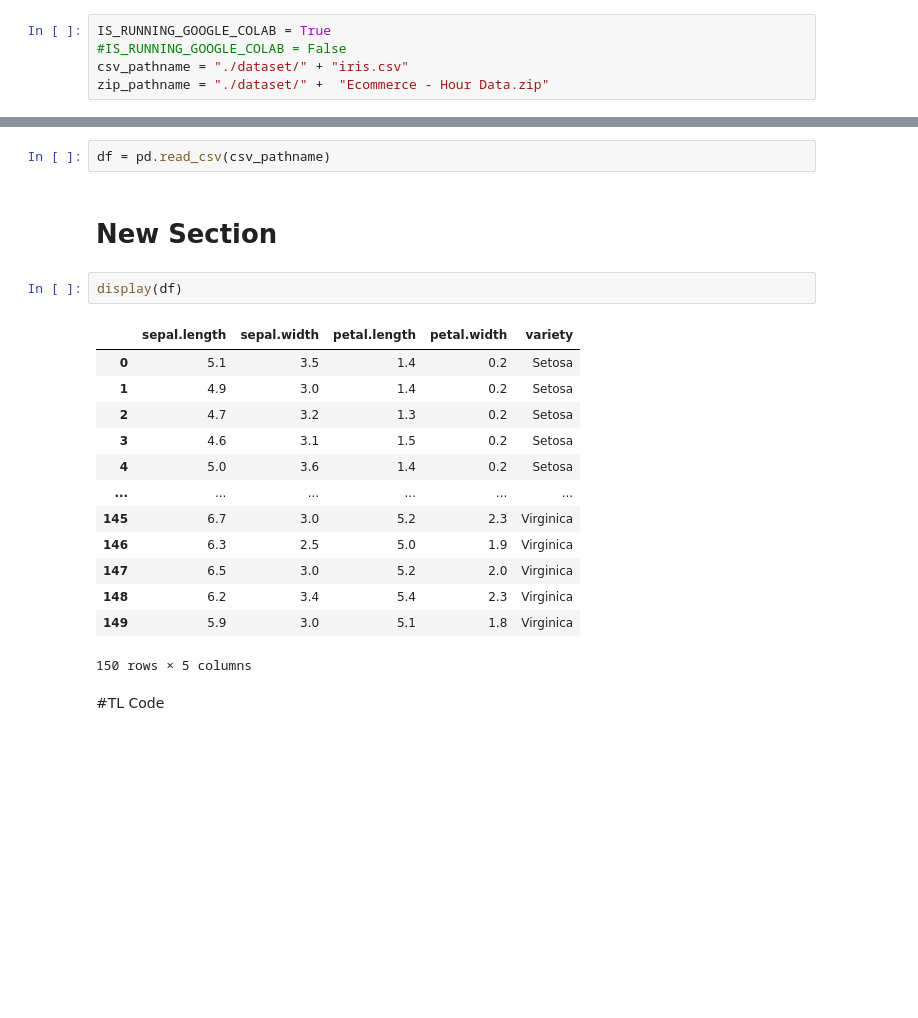
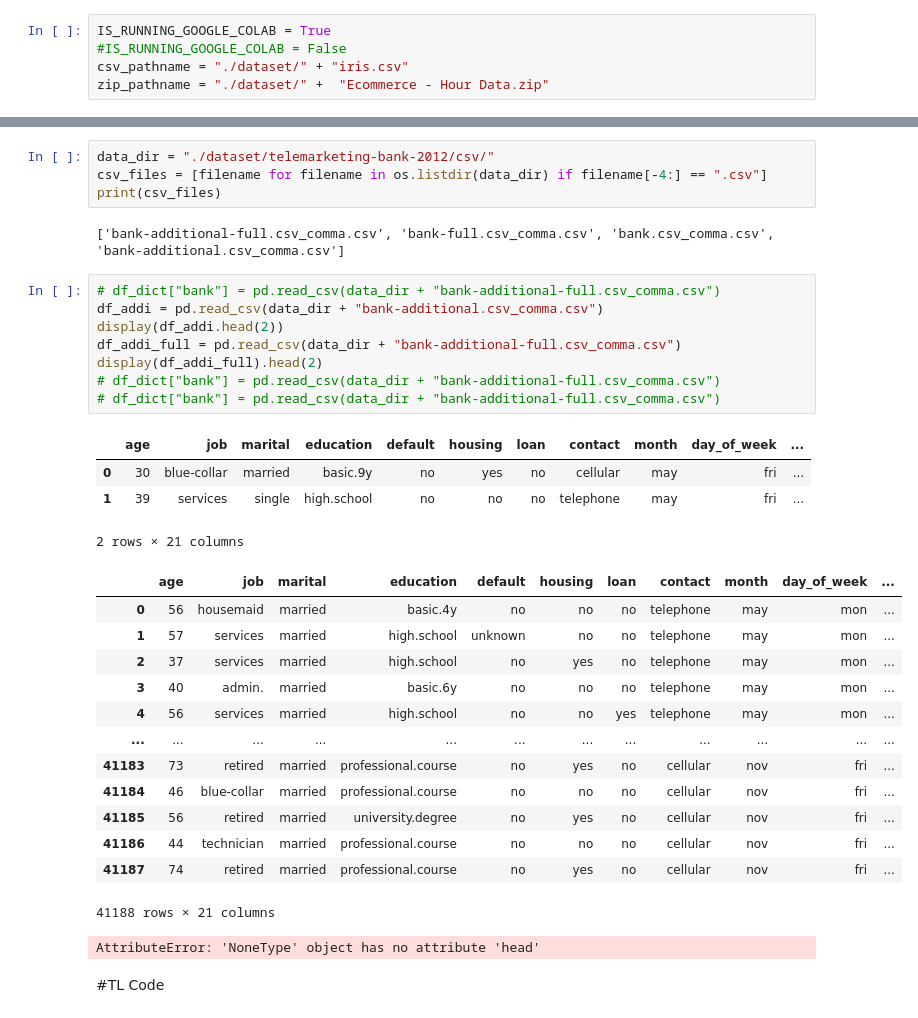
Before and after one commit to VincentChong123/00_sutd_modeling, a Jupyter notebook: 2-model-teamX-sutd.ipynb, the cells around one changed output, grey strips where cells are left out. Cells and saved outputs as stored; diff of their text form; blank space fills up the shorter version.

Commit message:
df_addi

```diff
--- a/2-model-teamX-sutd.ipynb
+++ b/2-model-teamX-sutd.ipynb
@@ -149,22 +77,35 @@ fatal: your current branch 'master' does not have any commits yet
-# %%
-df = pd.read_csv(csv_pathname)
-# %% [markdown]
-# New Section
-# %%
-display(df)
-# %% [output]
-|  | sepal.length | sepal.width | petal.length | petal.width | variety |
-| 0 | 5.1 | 3.5 | 1.4 | 0.2 | Setosa |
-| 1 | 4.9 | 3.0 | 1.4 | 0.2 | Setosa |
-| 2 | 4.7 | 3.2 | 1.3 | 0.2 | Setosa |
-| 3 | 4.6 | 3.1 | 1.5 | 0.2 | Setosa |
-| 4 | 5.0 | 3.6 | 1.4 | 0.2 | Setosa |
-| ... | ... | ... | ... | ... | ... |
-| 145 | 6.7 | 3.0 | 5.2 | 2.3 | Virginica |
-| 146 | 6.3 | 2.5 | 5.0 | 1.9 | Virginica |
-| 147 | 6.5 | 3.0 | 5.2 | 2.0 | Virginica |
-| 148 | 6.2 | 3.4 | 5.4 | 2.3 | Virginica |
-| 149 | 5.9 | 3.0 | 5.1 | 1.8 | Virginica |
-150 rows × 5 columns
+# %%
+data_dir = "./dataset/telemarketing-bank-2012/csv/"
+csv_files = [filename for filename in os.listdir(data_dir) if filename[-4:] == ".csv"]
+print(csv_files)
+# %% [output]
+['bank-additional-full.csv_comma.csv', 'bank-full.csv_comma.csv', 'bank.csv_comma.csv', 'bank-additional.csv_comma.csv']
+# %%
+# df_dict["bank"] = pd.read_csv(data_dir + "bank-additional-full.csv_comma.csv")
+df_addi = pd.read_csv(data_dir + "bank-additional.csv_comma.csv")
+display(df_addi.head(2))
+df_addi_full = pd.read_csv(data_dir + "bank-additional-full.csv_comma.csv")
+display(df_addi_full).head(2)
+# df_dict["bank"] = pd.read_csv(data_dir + "bank-additional-full.csv_comma.csv")
+# df_dict["bank"] = pd.read_csv(data_dir + "bank-additional-full.csv_comma.csv")
+# %% [output]
+|  | age | job | marital | education | default | housing | loan | contact | month | day_of_week | ... |
+| 0 | 30 | blue-collar | married | basic.9y | no | yes | no | cellular | may | fri | ... |
+| 1 | 39 | services | single | high.school | no | no | no | telephone | may | fri | ... |
+2 rows × 21 columns
+|  | age | job | marital | education | default | housing | loan | contact | month | day_of_week | ... |
+| 0 | 56 | housemaid | married | basic.4y | no | no | no | telephone | may | mon | ... |
+| 1 | 57 | services | married | high.school | unknown | no | no | telephone | may | mon | ... |
+| 2 | 37 | services | married | high.school | no | yes | no | telephone | may | mon | ... |
+| 3 | 40 | admin. | married | basic.6y | no | no | no | telephone | may | mon | ... |
+| 4 | 56 | services | married | high.school | no | no | yes | telephone | may | mon | ... |
+| ... | ... | ... | ... | ... | ... | ... | ... | ... | ... | ... | ... |
+| 41183 | 73 | retired | married | professional.course | no | yes | no | cellular | nov | fri | ... |
+| 41184 | 46 | blue-collar | married | professional.course | no | no | no | cellular | nov | fri | ... |
+| 41185 | 56 | retired | married | university.degree | no | yes | no | cellular | nov | fri | ... |
+| 41186 | 44 | technician | married | professional.course | no | no | no | cellular | nov | fri | ... |
+| 41187 | 74 | retired | married | professional.course | no | yes | no | cellular | nov | fri | ... |
+41188 rows × 21 columns
+AttributeError: 'NoneType' object has no attribute 'head'
 # %% [markdown]
 #TL Code
```
Also changed, not shown: parts of 8 cells of this notebook.
